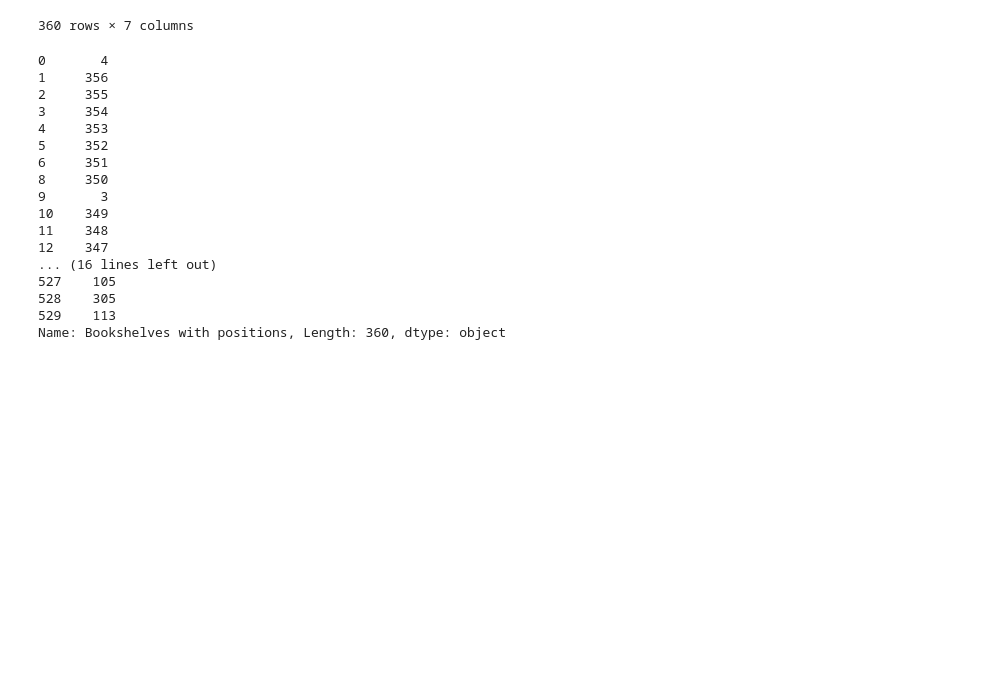
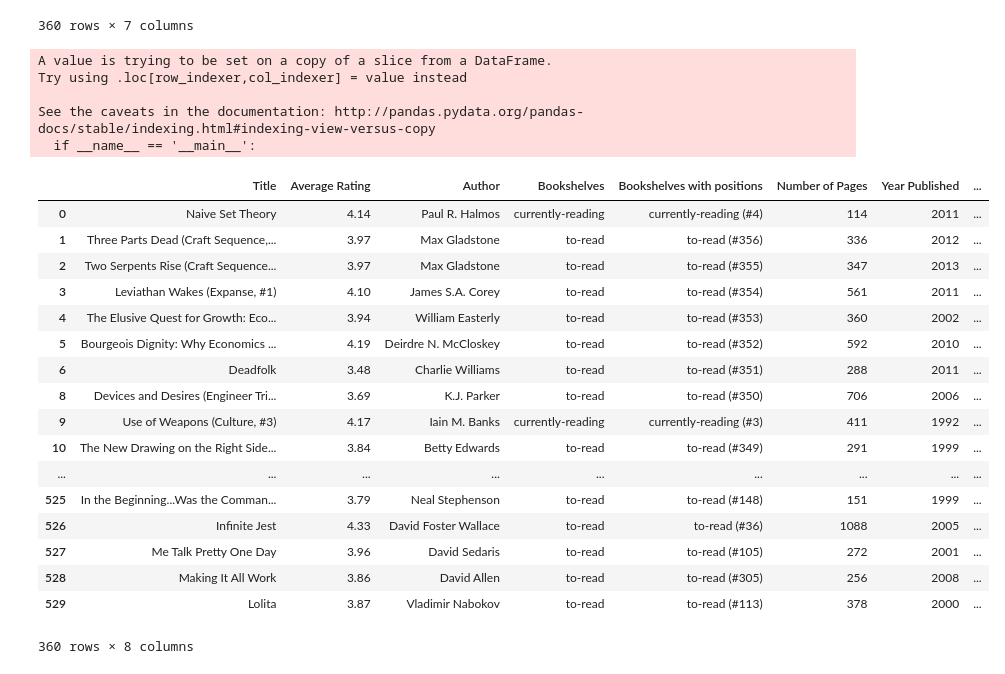
Before and after one commit to gordonfierce/heap_sifter, a Jupyter notebook: sift_goodreads.ipynb, the cells around one changed output. Drawn from its saved outputs; the diff is of its cells as text; code cells hidden in the pictures; blank space fills up the shorter version.

Commit message:
Create new dataframe with order extracted.

```diff
--- a/sift_goodreads.ipynb
+++ b/sift_goodreads.ipynb
@@ -34,24 +44,37 @@ unread.sort(columns=['Average Rating'], ascending=False)
 | 401 | Enclave | 2.74 | Kit Reed | to-read | to-read (#283) | 368 | 2009 |
 360 rows × 7 columns
 # %%
-unread['Bookshelves with positions'].str.extract('#([0-9]*)')
+unread['order'] = unread['Bookshelves with positions'].str.extract('#([0-9]*)')
 # %% [output]
-0       4
-1     356
-2     355
-3     354
-4     353
-5     352
-6     351
-8     350
-9       3
-10    349
-11    348
-12    347
-... (16 lines left out)
-527    105
-528    305
-529    113
-Name: Bookshelves with positions, Length: 360, dtype: object
+A value is trying to be set on a copy of a slice from a DataFrame.
+Try using .loc[row_indexer,col_indexer] = value instead
+
+See the caveats in the documentation: http://pandas.pydata.org/pandas-docs/stable/indexing.html#indexing-view-versus-copy
+  if __name__ == '__main__':
 # %%
 _.str.extract
+# %%
+items = pandas.DataFrame(unread)
+# %%
+items['order'] = items['Bookshelves with positions'].str.extract('#([0-9]*)')
+# %%
+items
+# %% [output]
+|  | Title | Average Rating | Author | Bookshelves | Bookshelves with positions | Number of Pages | Year Published | ... |
+| 0 | Naive Set Theory | 4.14 | Paul R. Halmos | currently-reading | currently-reading (#4) | 114 | 2011 | ... |
+| 1 | Three Parts Dead (Craft Sequence,... | 3.97 | Max Gladstone | to-read | to-read (#356) | 336 | 2012 | ... |
+| 2 | Two Serpents Rise (Craft Sequence... | 3.97 | Max Gladstone | to-read | to-read (#355) | 347 | 2013 | ... |
+| 3 | Leviathan Wakes (Expanse, #1) | 4.10 | James S.A. Corey | to-read | to-read (#354) | 561 | 2011 | ... |
+| 4 | The Elusive Quest for Growth: Eco... | 3.94 | William Easterly | to-read | to-read (#353) | 360 | 2002 | ... |
+| 5 | Bourgeois Dignity: Why Economics ... | 4.19 | Deirdre N. McCloskey | to-read | to-read (#352) | 592 | 2010 | ... |
+| 6 | Deadfolk | 3.48 | Charlie Williams | to-read | to-read (#351) | 288 | 2011 | ... |
+| 8 | Devices and Desires (Engineer Tri... | 3.69 | K.J. Parker | to-read | to-read (#350) | 706 | 2006 | ... |
+| 9 | Use of Weapons (Culture, #3) | 4.17 | Iain M. Banks | currently-reading | currently-reading (#3) | 411 | 1992 | ... |
+| 10 | The New Drawing on the Right Side... | 3.84 | Betty Edwards | to-read | to-read (#349) | 291 | 1999 | ... |
+| ... | ... | ... | ... | ... | ... | ... | ... | ... |
+| 525 | In the Beginning...Was the Comman... | 3.79 | Neal Stephenson | to-read | to-read (#148) | 151 | 1999 | ... |
+| 526 | Infinite Jest | 4.33 | David Foster Wallace | to-read | to-read (#36) | 1088 | 2005 | ... |
+| 527 | Me Talk Pretty One Day | 3.96 | David Sedaris | to-read | to-read (#105) | 272 | 2001 | ... |
+| 528 | Making It All Work | 3.86 | David Allen | to-read | to-read (#305) | 256 | 2008 | ... |
+| 529 | Lolita | 3.87 | Vladimir Nabokov | to-read | to-read (#113) | 378 | 2000 | ... |
+360 rows × 8 columns
```
Also changed, not shown: parts of 2 cells of this notebook.
